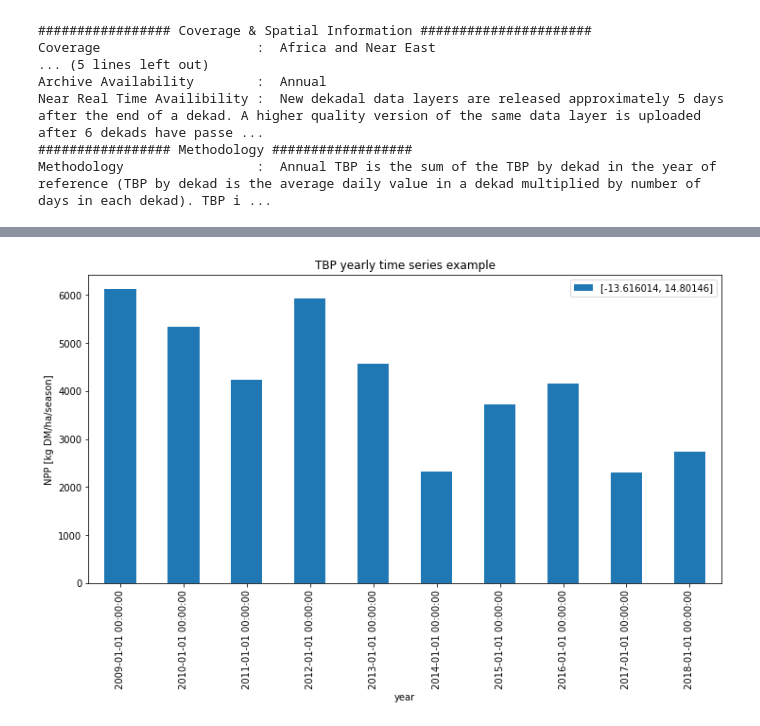
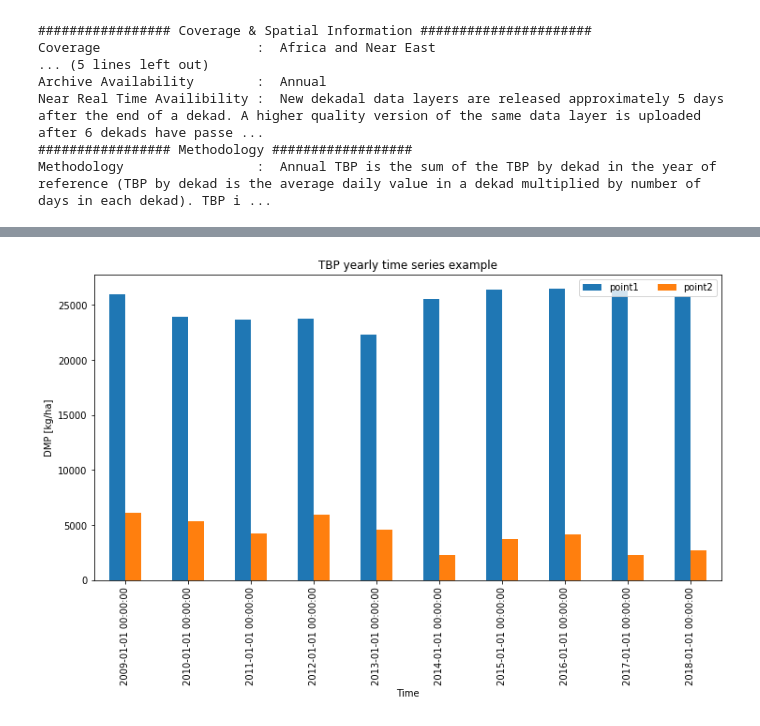
Before and after one commit to EOAfrica/TM_6-4_NPP, a Jupyter notebook: Wapor_NPP_TBP.ipynb, the cells around one changed output, grey strips where cells are left out. Saved outputs shown, nothing was run; the diff lists cells and outputs as text; code cells hidden in the pictures.

Commit message:
use function to download wapor data

```diff
--- a/Wapor_NPP_TBP.ipynb
+++ b/Wapor_NPP_TBP.ipynb
@@ -559,0 +447,17 @@ df
+# %%
+# Specify parameters for API query
+points = {'point1': [7.89534, 37.95883206252312],
+         'point2': [14.801460, -13.616014]}
+# coordinate reference system
+crs = 4326
+
+product_code = "L1_TBP_A"
+workspace = 'WAPOR_2'
+
+start_date = "2009-01-01"
+end_date = "2018-12-31"
+
+output = get_pixel_timeseries(workspace, product_code,
+                              points, crs,
+                              start_date, end_date)
+output.head()
@@ -560,14 +480,14 @@ df
 # %%
-#Visualize yearly TBP values and interpret the inter-annual differences.
+# Visualize yearly TBP values and interpret the inter-annual differences.
 # How productive is your selected site? Which factor do you need to apply to convert to ton per hectare?
 # Which years are most and least productive? What could be underlying factors? Think about weather conditions, drought, precipitation,...
 # On agricultural sites also crop rotation and management practices can play an important role.
 
 figs, ax = plt.subplots(1, figsize=(12, 6))
-df['value'].plot.bar(ax=ax,label=str(point))
-ax.set_ylabel('NPP [kg DM/ha/season]')
+output.plot.bar(ax=ax)
+ax.set_ylabel('DMP [kg/ha]')
 ax.legend(loc='upper right', ncol=5)
 ax.set_title('TBP yearly time series example')
 plt.show()
 # %% [output]
-[figure, old version]
+[figure, new version]
```
Also changed, not shown: parts of 18 cells of this notebook, 2 other files.
